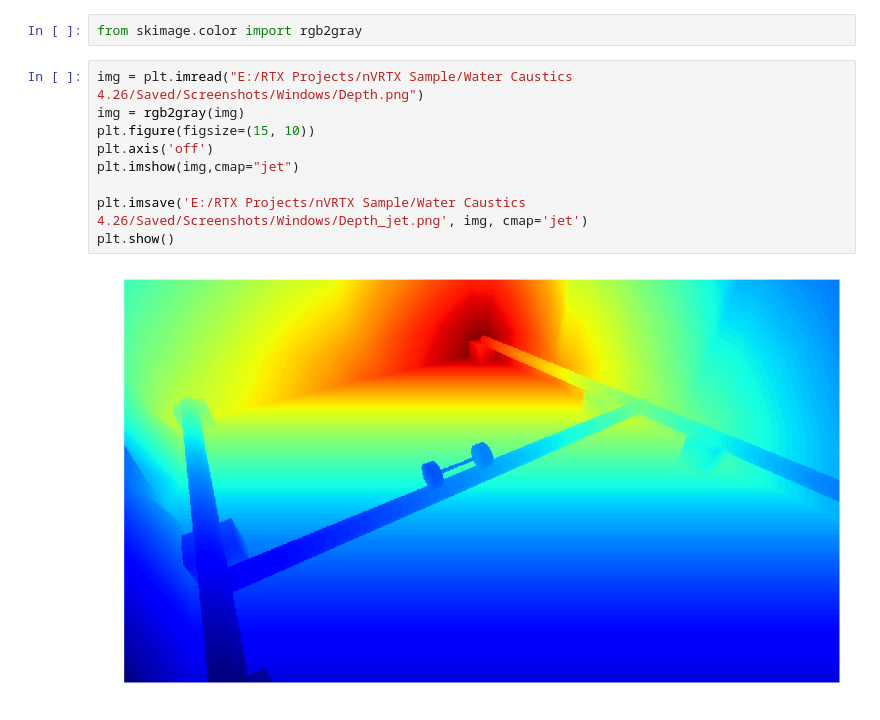
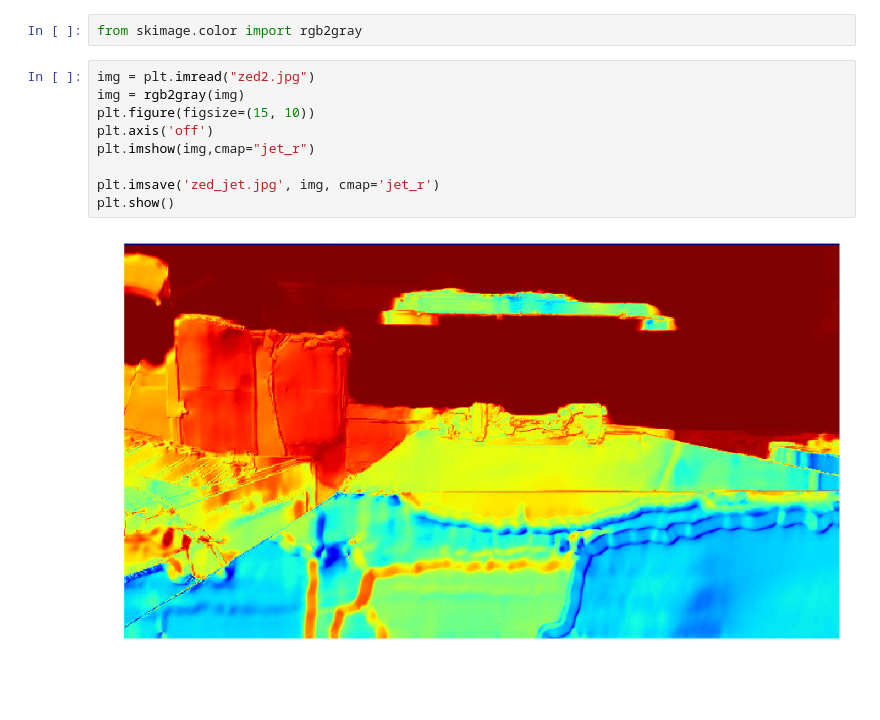
Before and after one commit to MMehdiMousavi/Rectify, a Jupyter notebook: Rectify.ipynb, the cells around one changed output. Saved outputs shown, nothing was run; the diff lists cells and outputs as text; blank space fills up the shorter version.

```diff
--- a/Rectify.ipynb
+++ b/Rectify.ipynb
@@ -252,13 +252,13 @@ CausticGT("1.png","2.png")
 # %%
 from skimage.color import rgb2gray
 # %%
-img = plt.imread("E:/RTX Projects/nVRTX Sample/Water Caustics 4.26/Saved/Screenshots/Windows/Depth.png")
+img = plt.imread("zed2.jpg")
 img = rgb2gray(img)
 plt.figure(figsize=(15, 10))
 plt.axis('off')
-plt.imshow(img,cmap="jet")
+plt.imshow(img,cmap="jet_r")
 
-plt.imsave('E:/RTX Projects/nVRTX Sample/Water Caustics 4.26/Saved/Screenshots/Windows/Depth_jet.png', img, cmap='jet')
+plt.imsave('zed_jet.jpg', img, cmap='jet_r')
 plt.show()
 # %% [output]
-[figure, old version]
+[figure, new version]
```
Also changed, not shown: 4 other files.
